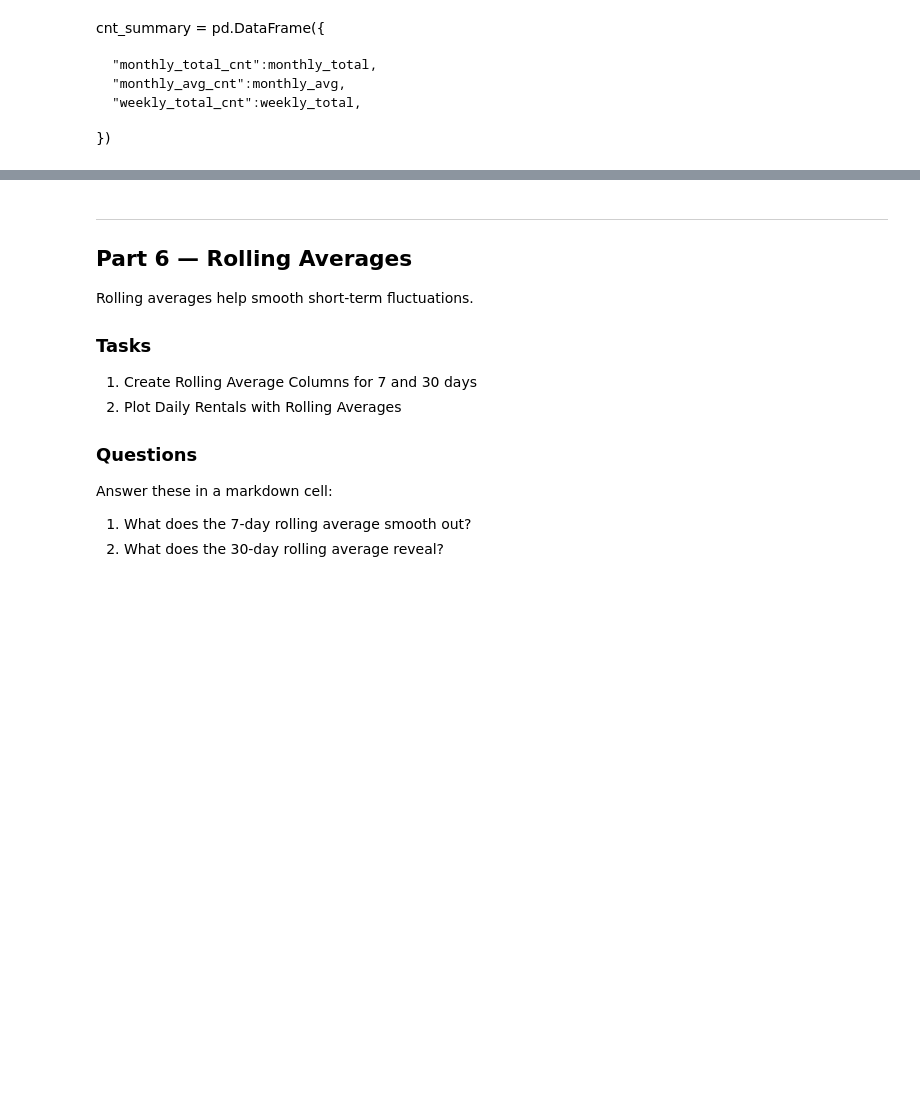
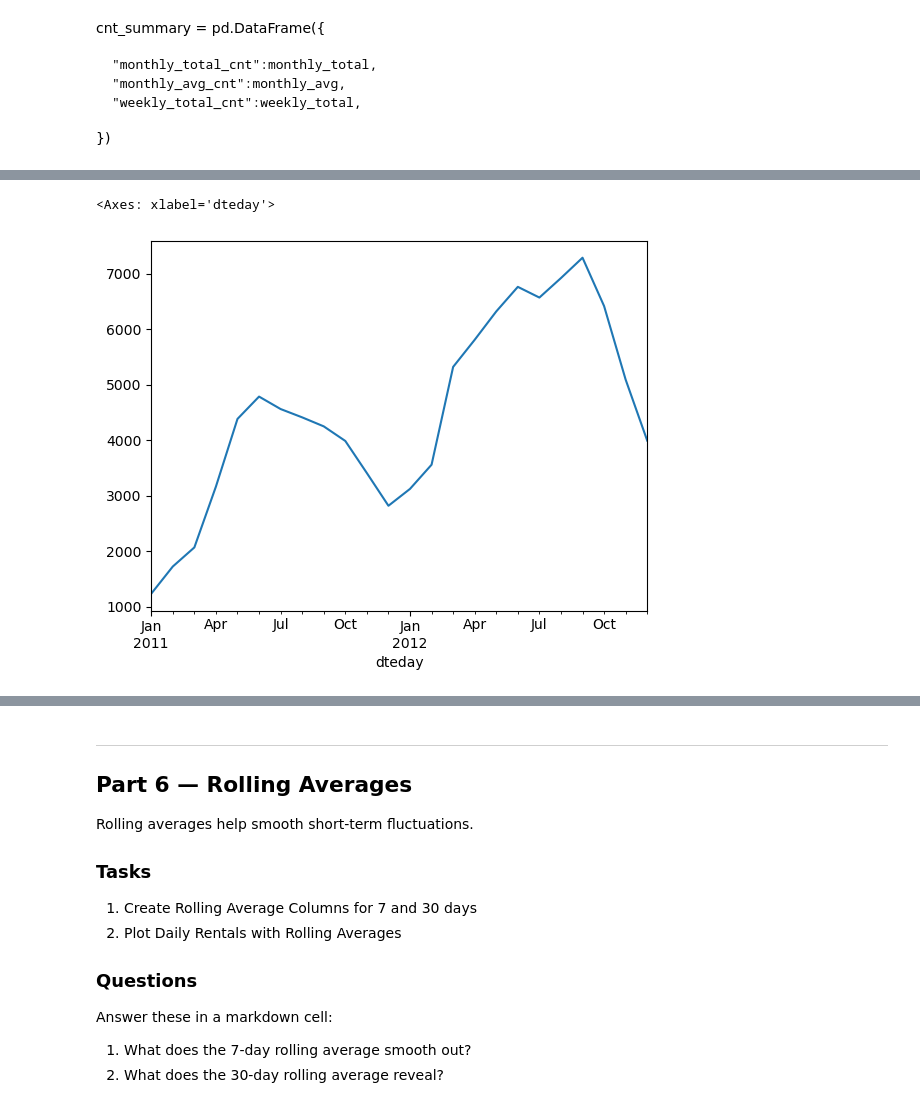
Before and after one commit to GregConfessore/lab-13-time-series, a Jupyter notebook: notebooks/starter-code.ipynb, the cells around one changed output, grey strips where cells are left out. Saved outputs shown, nothing was run; the diff lists cells and outputs as text; code cells hidden in the pictures; blank space fills up the shorter version.

```diff
--- a/notebooks/starter-code.ipynb
+++ b/notebooks/starter-code.ipynb
@@ -402,2 +408,2 @@ Answer these in a markdown cell:
 # %%
-#monthly_avg = bike_ts["cnt"].resample("ME").mean()
+monthly_avg = bike_ts["cnt"].resample("ME").mean()
@@ -413,0 +479,5 @@ cnt_summary = pd.DataFrame({
+# %%
+monthly_avg.plot()
+# %% [output]
+<Axes: xlabel='dteday'>
+[figure, added]
```
Also changed, not shown: parts of 25 cells of this notebook.
